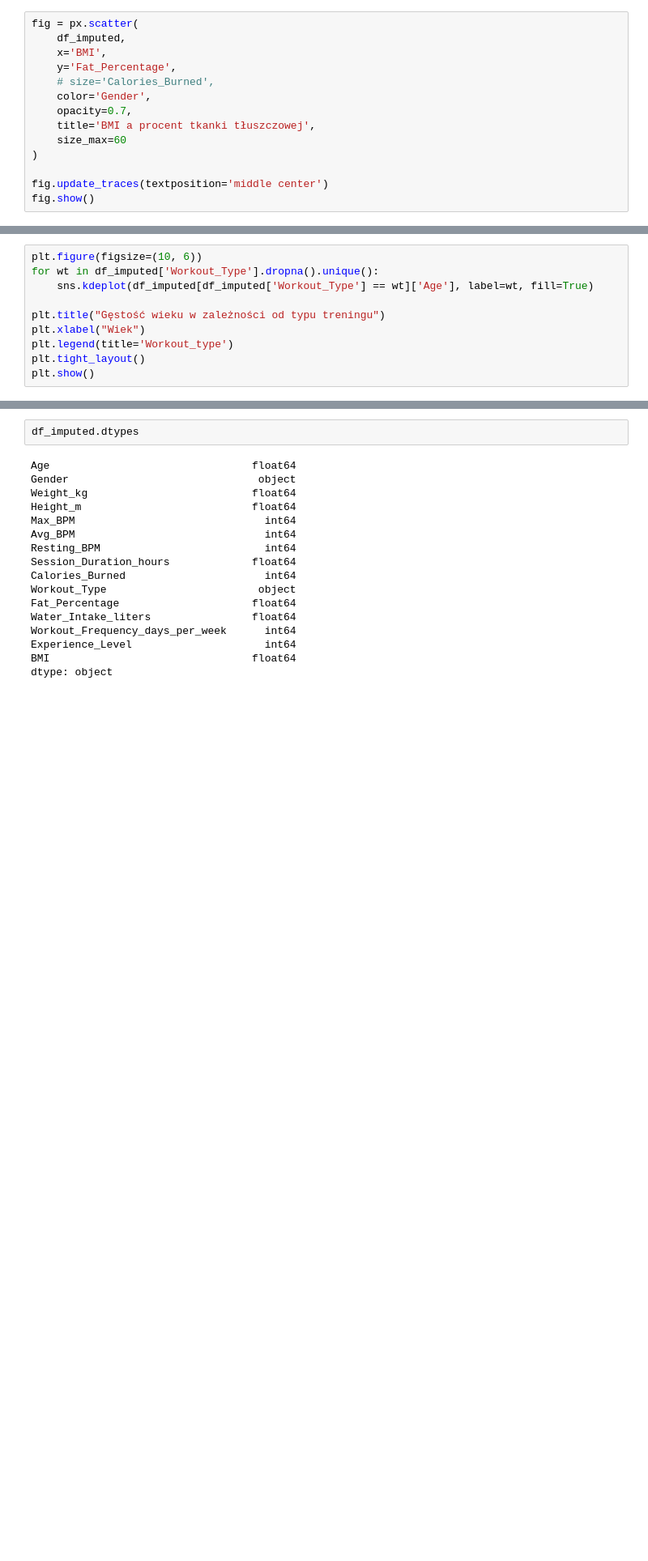
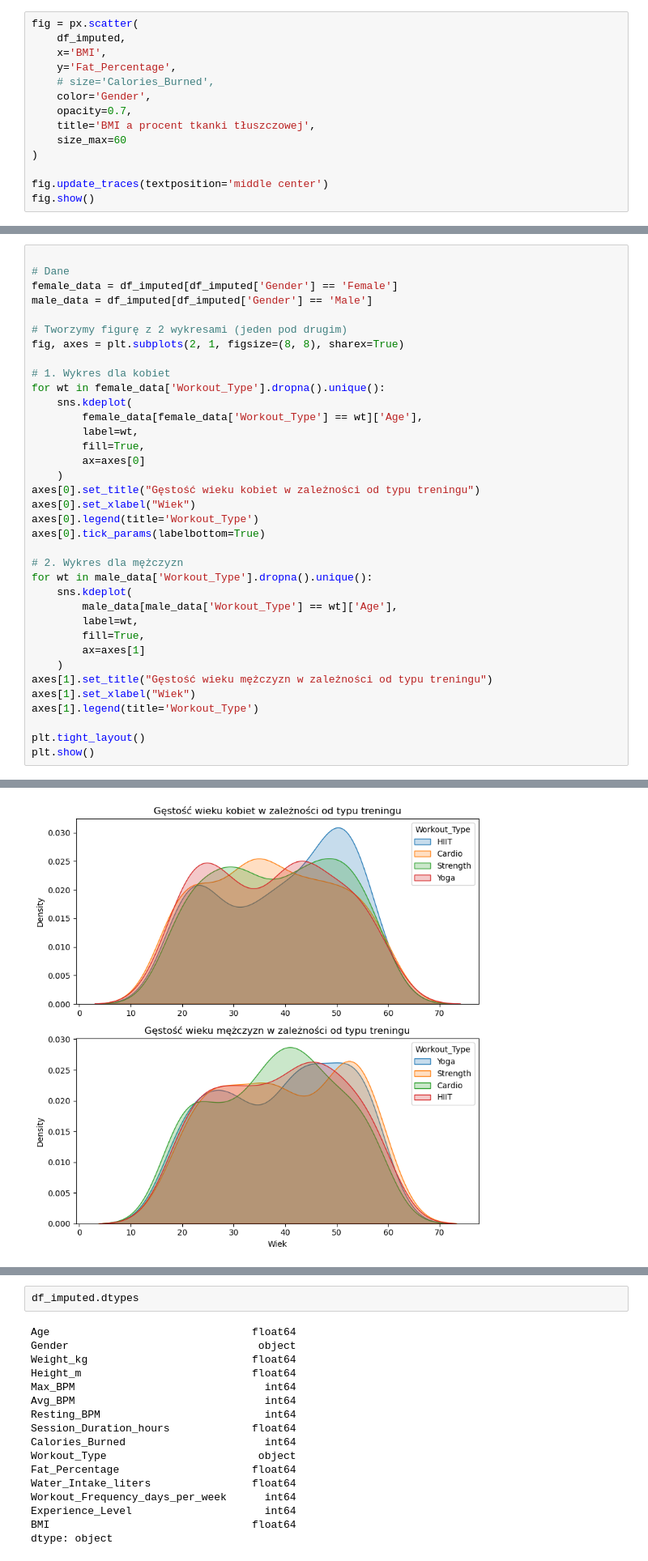
Before and after one commit to kinsitko/analiza_danych_2025_KSIT_SLES, a Jupyter notebook: analiza_project_v2.ipynb, the cells around one changed output, grey strips where cells are left out. Shown at 81% size. Saved outputs shown, nothing was run; the diff lists cells and outputs as text; blank space fills up the shorter version.

```diff
--- a/analiza_project_v2.ipynb
+++ b/analiza_project_v2.ipynb
@@ -331,10 +321,0 @@ H0:
-# %%
-plt.figure(figsize=(10, 6))
-for wt in df_imputed['Workout_Type'].dropna().unique():
-    sns.kdeplot(df_imputed[df_imputed['Workout_Type'] == wt]['Age'], label=wt, fill=True)
-
-plt.title("Gęstość wieku w zależności od typu treningu")
-plt.xlabel("Wiek")
-plt.legend(title='Workout_type')
-plt.tight_layout()
-plt.show()
@@ -352,0 +330,37 @@ use_inf_as_na option is deprecated and will be removed in a future version. Conv
+# %%
+
+# Dane
+female_data = df_imputed[df_imputed['Gender'] == 'Female']
+male_data = df_imputed[df_imputed['Gender'] == 'Male']
+
+# Tworzymy figurę z 2 wykresami (jeden pod drugim)
+fig, axes = plt.subplots(2, 1, figsize=(8, 8), sharex=True)
+
+# 1. Wykres dla kobiet
+for wt in female_data['Workout_Type'].dropna().unique():
+    sns.kdeplot(
+        female_data[female_data['Workout_Type'] == wt]['Age'],
+        label=wt,
+        fill=True,
+        ax=axes[0]
+    )
+axes[0].set_title("Gęstość wieku kobiet w zależności od typu treningu")
+axes[0].set_xlabel("Wiek")
+axes[0].legend(title='Workout_Type')
+axes[0].tick_params(labelbottom=True)
+
+# 2. Wykres dla mężczyzn
+for wt in male_data['Workout_Type'].dropna().unique():
+    sns.kdeplot(
+        male_data[male_data['Workout_Type'] == wt]['Age'],
+        label=wt,
+        fill=True,
+        ax=axes[1]
+    )
+axes[1].set_title("Gęstość wieku mężczyzn w zależności od typu treningu")
+axes[1].set_xlabel("Wiek")
+axes[1].legend(title='Workout_Type')
+
+plt.tight_layout()
+plt.show()
+# %% [output]
@@ -352,0 +384 @@ use_inf_as_na option is deprecated and will be removed in a future version. Conv
+[figure, added]
```
Also changed, not shown: parts of 13 cells of this notebook, 1 other file.
